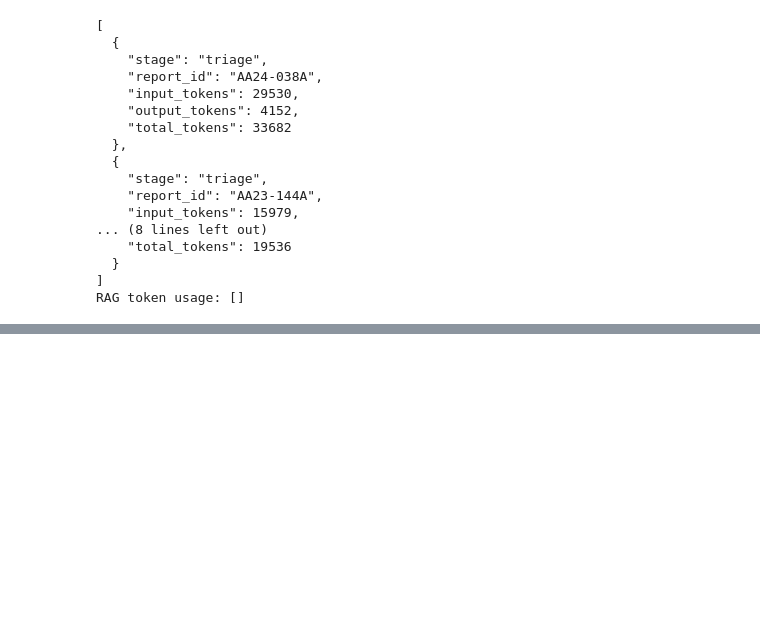
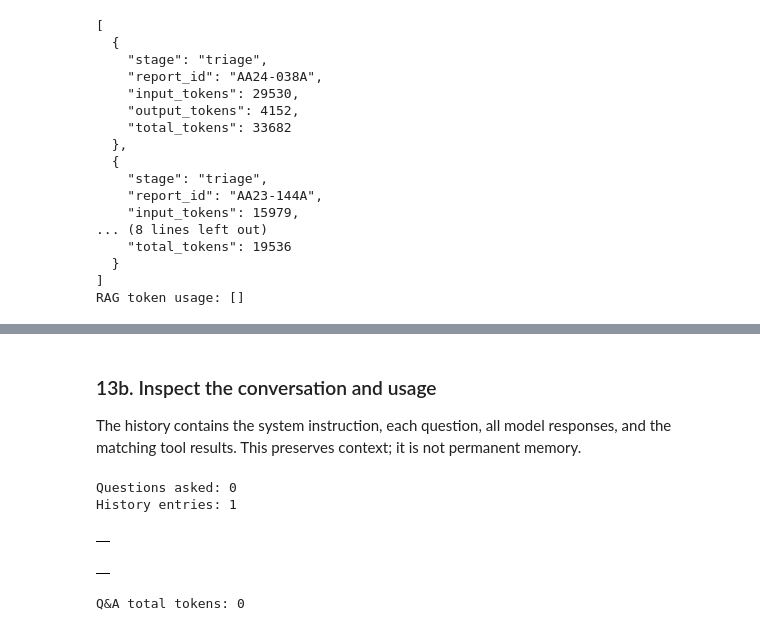
Before and after one commit to lbudy/CTI-Analyst-Copilot-AI-Engineering-Course, a Jupyter notebook: notebooks/02-rag-chemical-triage.ipynb, the cells around one changed output, grey strips where cells are left out. Drawn from its saved outputs; the diff is of its cells as text; code cells hidden in the pictures; blank space fills up the shorter version.

```diff
--- a/notebooks/02-rag-chemical-triage.ipynb
+++ b/notebooks/02-rag-chemical-triage.ipynb
@@ -1096,0 +1966,21 @@ RAG token usage: []
+# %%
+def make_call(tool_call):
+    name = tool_call.name
+    try:
+        arguments = json.loads(tool_call.arguments)
+        if not isinstance(arguments, dict):
+            raise ValueError("Tool arguments must be a JSON object.")
+        if name == "search":
+            result = course_search(**arguments)
+        elif name == "add_entry":
+            result = add_entry(**arguments)
+        else:
+            result = {"error": f'not found tool "{name}"'}
+    except (ValueError, TypeError) as error:
+        result = {"error": str(error)}
+
+    return {
+        "type": "function_call_output",
+        "call_id": tool_call.call_id,
+        "output": json.dumps(result, ensure_ascii=False),
+    }
@@ -1096,0 +2183,19 @@ RAG token usage: []
+# %% [markdown]
+### 13b. Inspect the conversation and usage
+
+The history contains the system instruction, each question, all model responses,
+and the matching tool results. This preserves context; it is not permanent memory.
+# %%
+print("Questions asked:", qna_turn_number)
+print("History entries:", len(qna_message_history))
+display(pd.DataFrame(qna_trace))
+display(pd.DataFrame(qna_usage))
+print("Q&A total tokens:", sum(row["total_tokens"] for row in qna_usage))
+# Inspect the complete history if needed:
+# qna_message_history
+# %% [output]
+Questions asked: 0
+History entries: 1
+|  |
+|  |
+Q&A total tokens: 0
```
Also changed, not shown: parts of 175 cells of this notebook, 58 other files.
